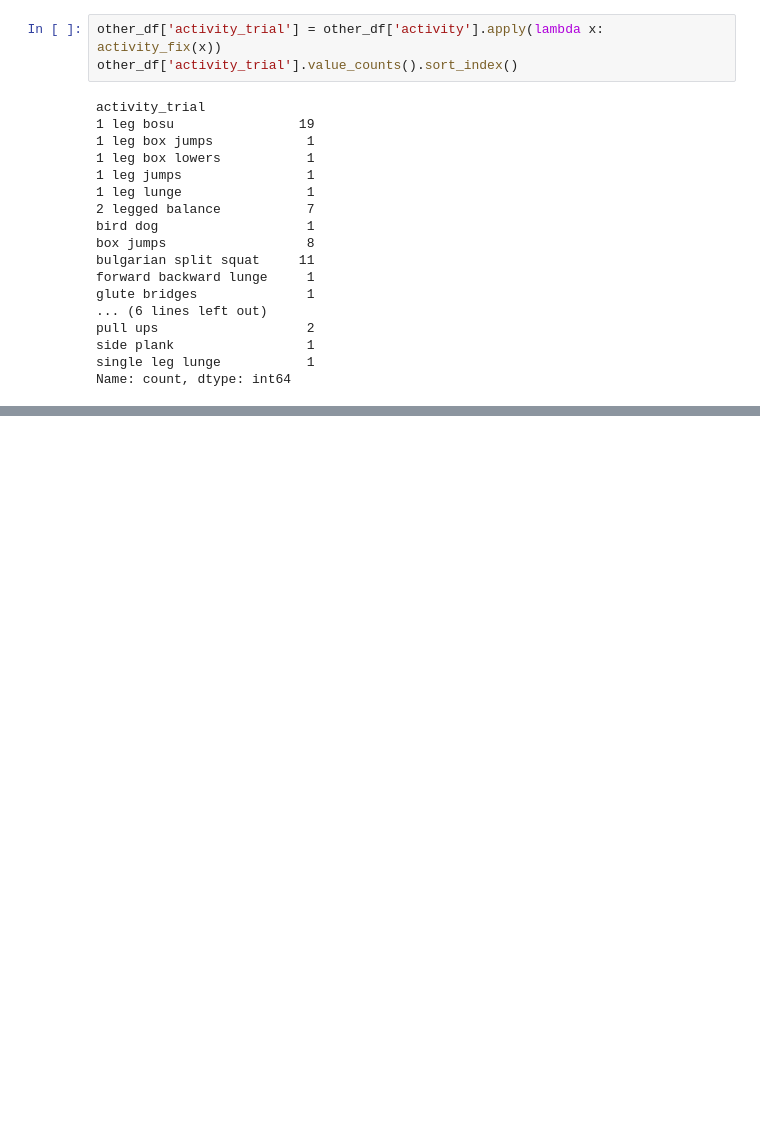
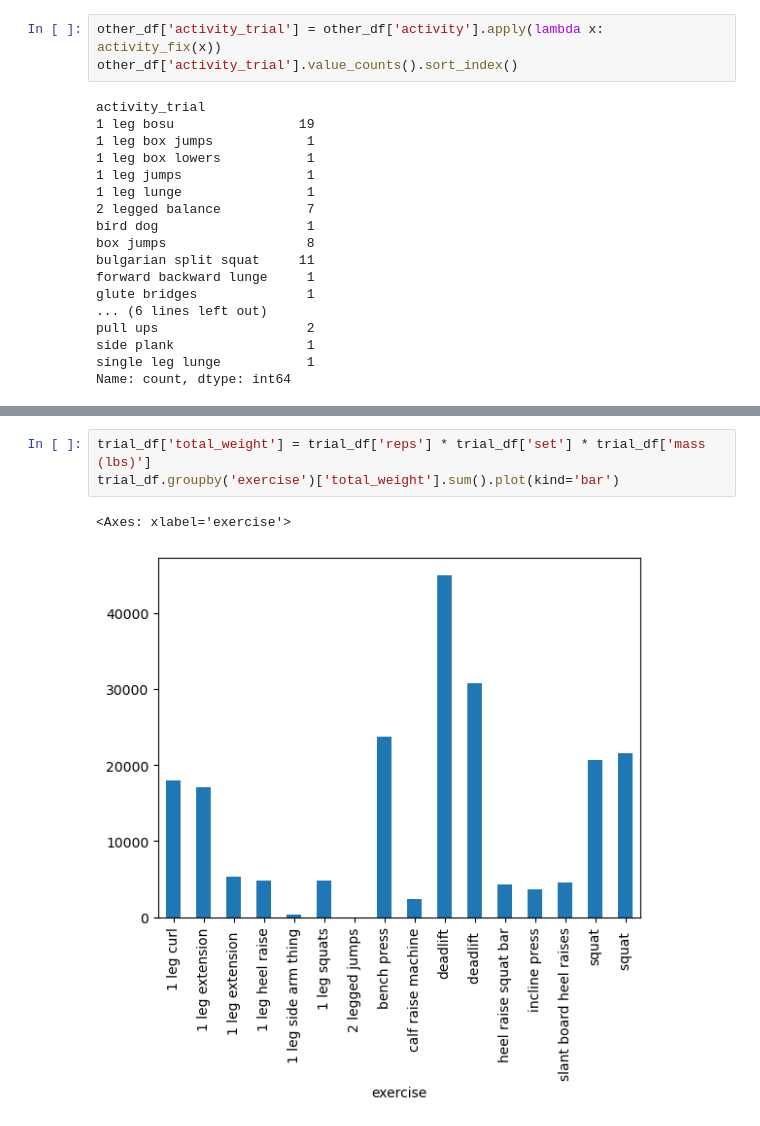
Before and after one commit to BilyBrown/activity_tracking, a Jupyter notebook: notebooks/data_clean_trial.ipynb, the cells around one changed output, grey strips where cells are left out. Saved outputs shown, nothing was run; the diff lists cells and outputs as text; blank space fills up the shorter version.

```diff
--- a/notebooks/data_clean_trial.ipynb
+++ b/notebooks/data_clean_trial.ipynb
@@ -425,0 +439,6 @@ Name: count, dtype: int64
+# %%
+trial_df['total_weight'] = trial_df['reps'] * trial_df['set'] * trial_df['mass (lbs)']
+trial_df.groupby('exercise')['total_weight'].sum().plot(kind='bar')
+# %% [output]
+<Axes: xlabel='exercise'>
+[figure, added]
```
Also changed, not shown: parts of 8 cells of this notebook.
